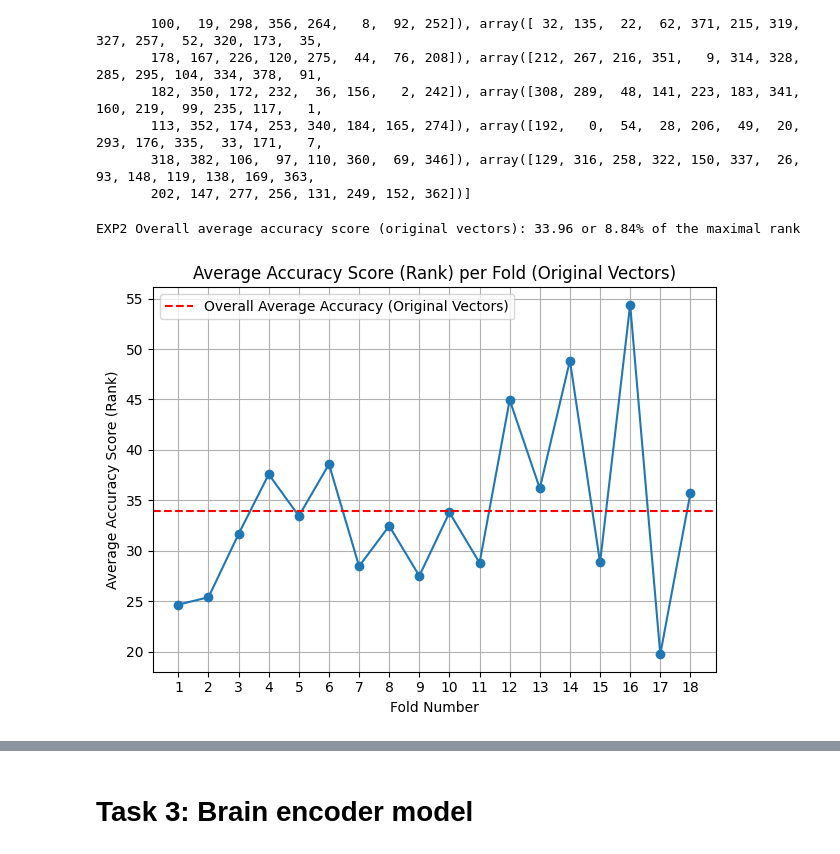
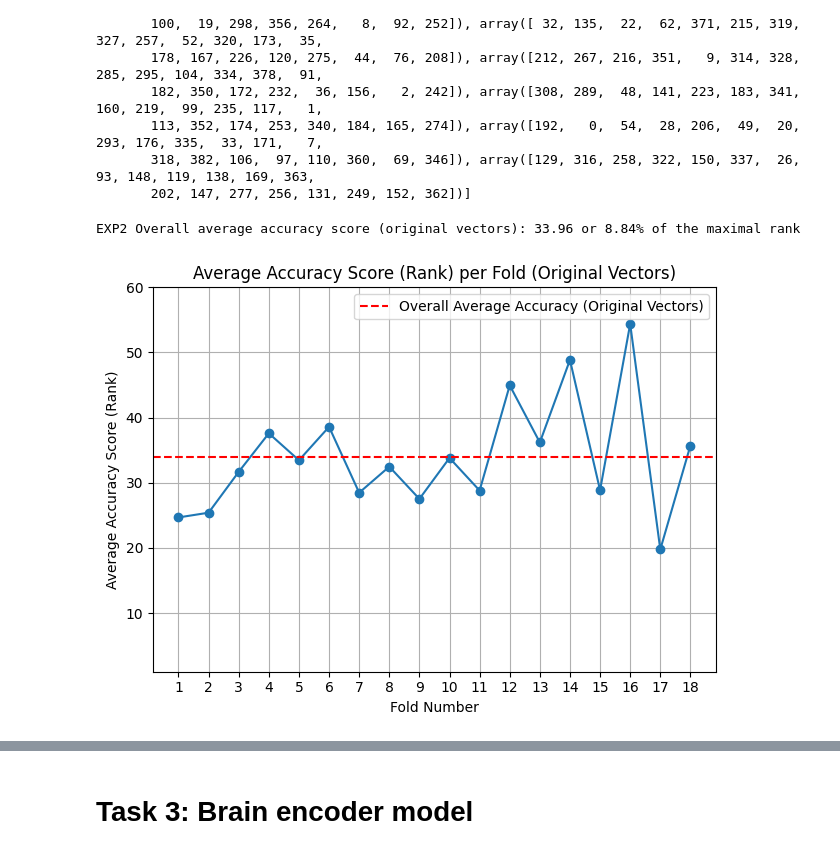
Before and after one commit to Horef/lcc_final, a Jupyter notebook: structured_part.ipynb, the cells around one changed output, grey strips where cells are left out. Drawn from its saved outputs; the diff is of its cells as text; code cells hidden in the pictures.

```diff
--- a/structured_part.ipynb
+++ b/structured_part.ipynb
@@ -571,20 +580,21 @@ exp2_org_overall_average_accuracy = np.mean(exp2_org_fold_accuracies)
 # %%
 print(f"EXP2 Overall average accuracy score (original vectors): {exp2_org_overall_average_accuracy:.2f} or {exp2_org_overall_average_accuracy / len(exp2_sent):.2%} of the maximal rank")
 plt.plot(range(1, n_folds + 1), exp2_org_fold_accuracies, marker='o')
 plt.axhline(y=exp2_org_overall_average_accuracy, color='r', linestyle='--', label='Overall Average Accuracy (Original Vectors)')
 plt.title('Average Accuracy Score (Rank) per Fold (Original Vectors)')
 plt.xlabel('Fold Number')
 plt.ylabel('Average Accuracy Score (Rank)')
+plt.ylim(1, 60)
 plt.xticks(range(1, n_folds + 1))
 plt.grid()
 plt.legend()
 
 plt.tight_layout()
 plt.savefig('outputs/exp2_accuracy_per_fold_glove.png')
 plt.show()
 # %% [output]
 EXP2 Overall average accuracy score (original vectors): 33.96 or 8.84% of the maximal rank
-[figure, old version]
+[figure, new version]
 # %%
 # testing the accuracy of the decoder with BERT vectors
 exp2_bert_sentence_accuracies, exp2_bert_fold_accuracies = fold_sentence_accuracy(
```
Also changed, not shown: parts of 3 cells of this notebook, 7 other files.
